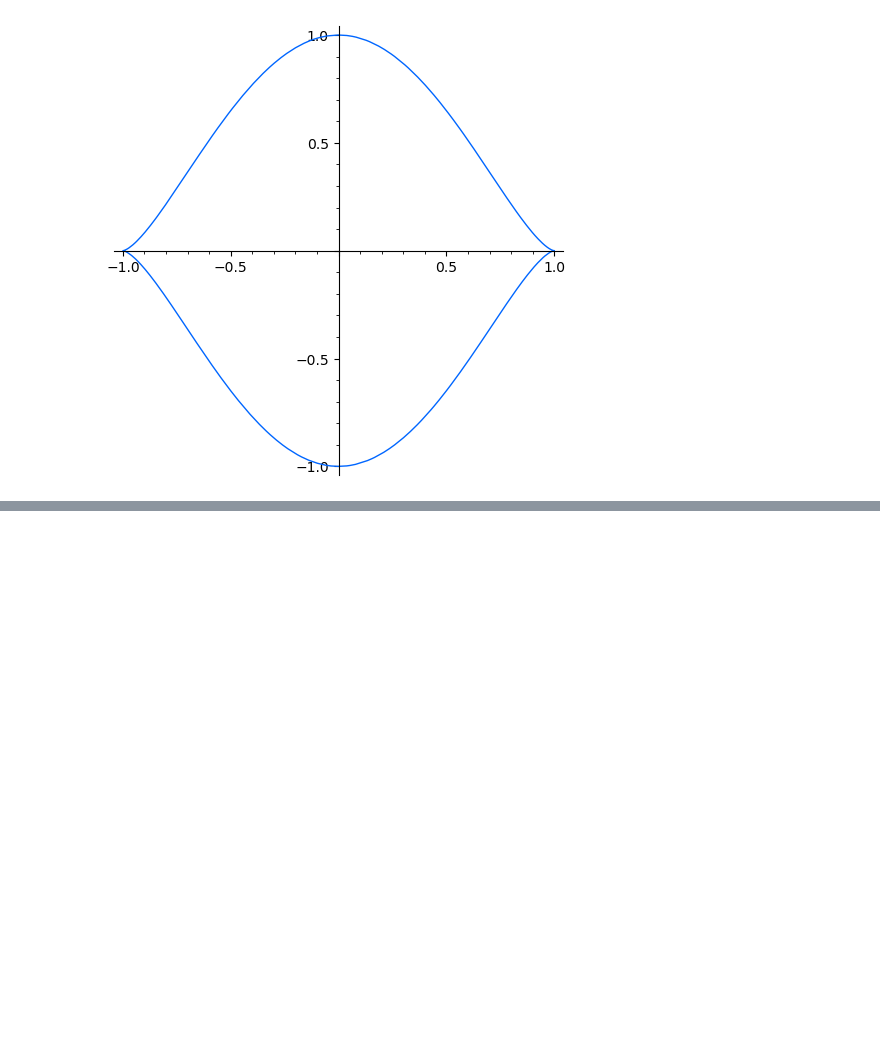
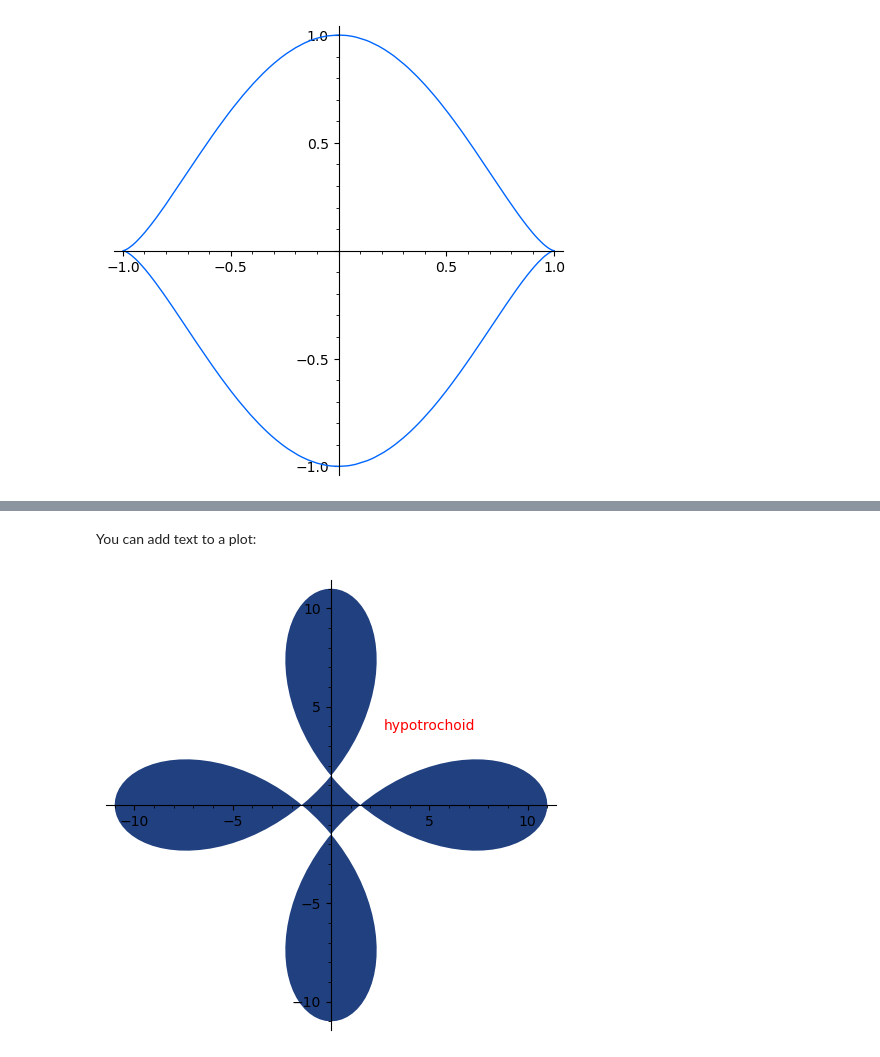
Before and after one commit to gzavlanis/Jupyter-files, a Jupyter notebook: make_plots.ipynb, the cells around one changed output, grey strips where cells are left out. Saved outputs shown, nothing was run; the diff lists cells and outputs as text; code cells hidden in the pictures; blank space fills up the shorter version.

```diff
--- a/make_plots.ipynb
+++ b/make_plots.ipynb
@@ -40,0 +63,9 @@ parametric_plot((cos(x), sin(x) ^ 3), (x, 0, 2 * pi), rgbcolor = hue(0.6))
+# %% [markdown]
+You can add text to a plot:
+# %%
+L = [[6*cos(pi*i/100)+5*cos((6/2)*pi*i/100), 6*sin(pi*i/100)-5*sin((6/2)*pi*i/100)] for i in range(200)]
+p = polygon(L, rgbcolor=(1/8,1/4,1/2))
+t = text('hypotrochoid', (5,4), rgbcolor = (1, 0, 0))
+show(p + t)
+# %% [output]
+[figure, added]
```
Also changed, not shown: parts of 13 cells of this notebook.
